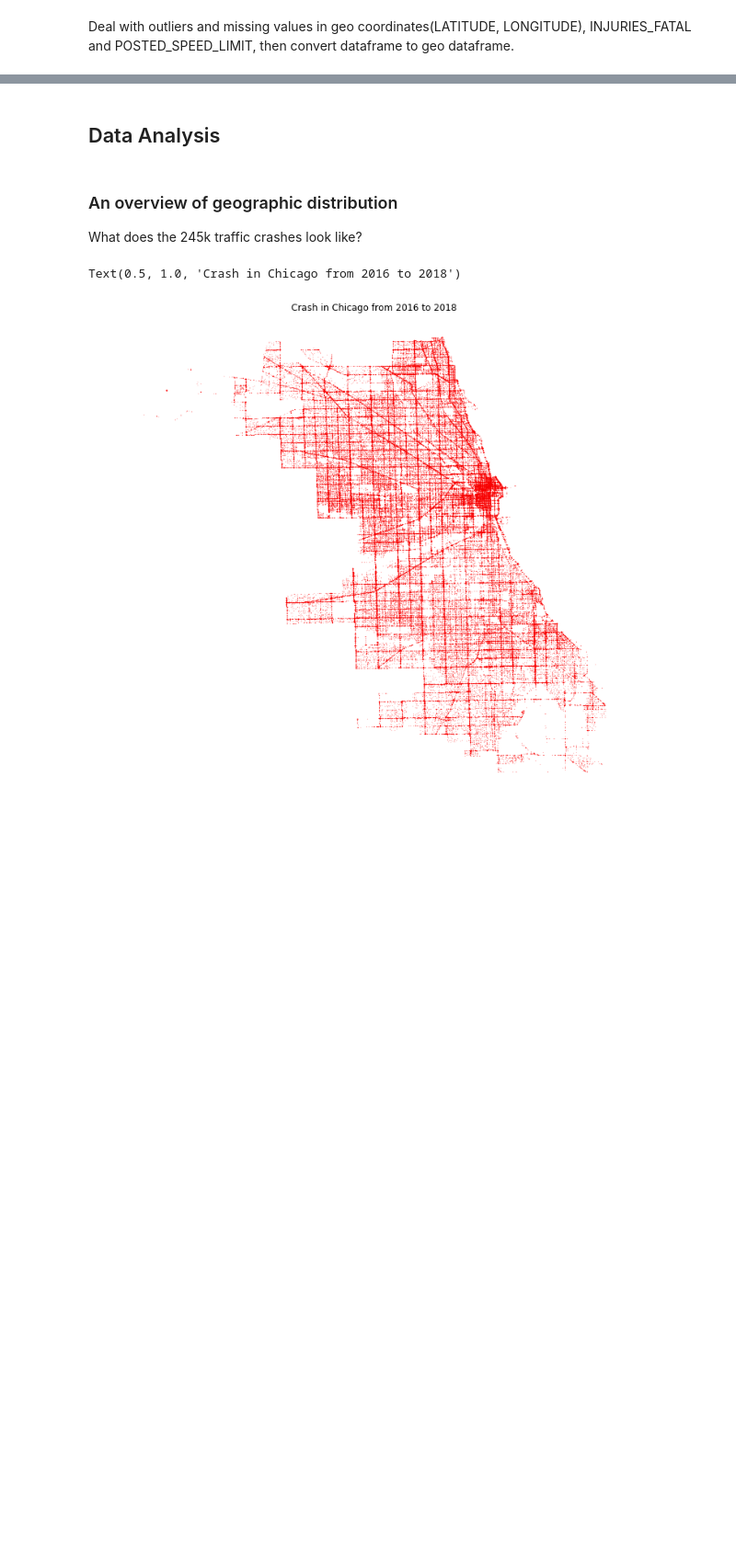
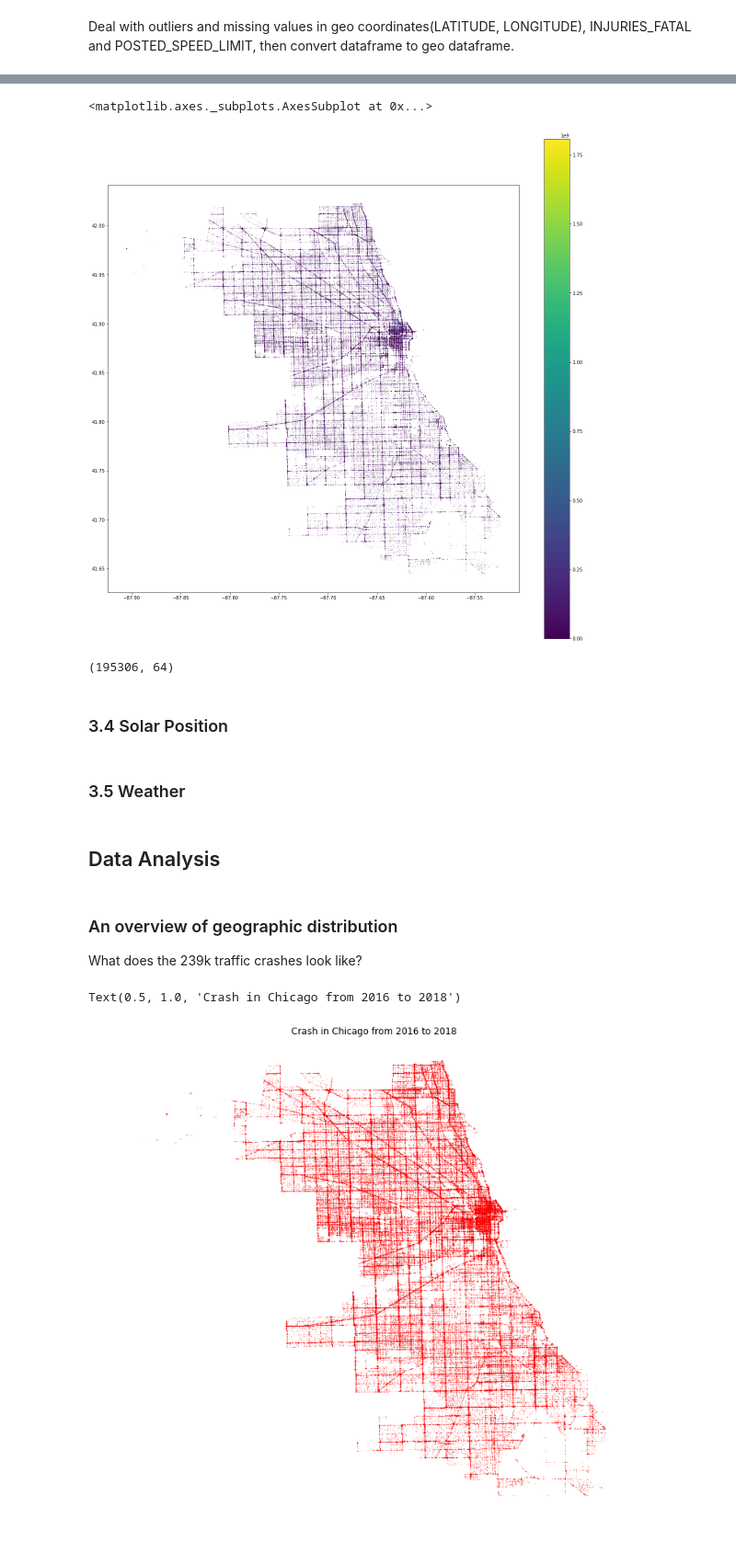
Before and after one commit to WizardYoung/Prediction-of-Traffic-Crash-Risk, a Jupyter notebook: Chicago_Traffic_Crashes.ipynb, the cells around one changed output, grey strips where cells are left out. Shown at 92% size. Cells and saved outputs as stored; diff of their text form; code cells hidden in the pictures; blank space fills up the shorter version.

```diff
--- a/Chicago_Traffic_Crashes.ipynb
+++ b/Chicago_Traffic_Crashes.ipynb
@@ -101,0 +370,11 @@ crash.shape
+# %%
+pop_total.total_population = pop_total.total_population.astype(int)
+pop_total['tract'] = pop_total.apply(lambda x: x['census_block'][:6], axis=1)
+pop_total_tract = pop_total.groupby('tract').sum()['total_population']
+# %%
+pop_area['the_geom'] = pop_area['the_geom'].apply(shape)
+
+crs = {'init': 'epsg:4326'} #Coordinate Reference Systems (crs): WGS84 Latitude/Longitude
+pop_area = gpd.GeoDataFrame(pop_area, geometry='the_geom', crs=crs)
+pop_area['area'] = pop_area.geometry.apply(lambda x: x.area)
+pop_area
@@ -101,0 +400,10 @@ crash.shape
+# %%
+pop_joined = pd.concat([pop_total_tract,pop_area.set_index('tractce10')], axis=1, join='inner')
+pop_joined['pop_density'] = pop_joined['total_population'] / pop_joined['area']
+pop_joined = pop_joined.set_geometry('the_geom')
+pop_joined.drop(pop_joined.sort_values('pop_density').tail(1).index).plot(column='pop_density', markersize=0.01,figsize=(20,20),legend=True)
+# %%
+
+crash_joined_1 = gpd.sjoin(crash_joined, pop_joined[['the_geom', 'pop_density']], how="inner", op='intersects')
+crash_joined_1
+#crash_joined = gpd.sjoin(crash, road, how="inner", op='intersects')
@@ -102,8 +429,23 @@ crash.shape
+# %%
+crash_joined_1.plot(column='pop_density', markersize=0.01,figsize=(20,20),legend=True)
+# %% [output]
+<matplotlib.axes._subplots.AxesSubplot at 0x...>
+[figure, added]
+# %%
+crash_joined_1.shape
+# %% [output]
+(195306, 64)
+# %% [markdown]
+<a id='solar-position'></a>
+### 3.4 Solar Position
+# %% [markdown]
+<a id='weather'></a>
+### 3.5 Weather
 # %% [markdown]
 ## Data Analysis
 # %% [markdown]
 ### An overview of geographic distribution
-What does the 245k traffic crashes look like?
+What does the 239k traffic crashes look like?
 # %%
 crash.plot(markersize=0.01, edgecolor='red',figsize=(12,12));
 plt.axis('off');
```
Also changed, not shown: parts of 33 cells of this notebook.
